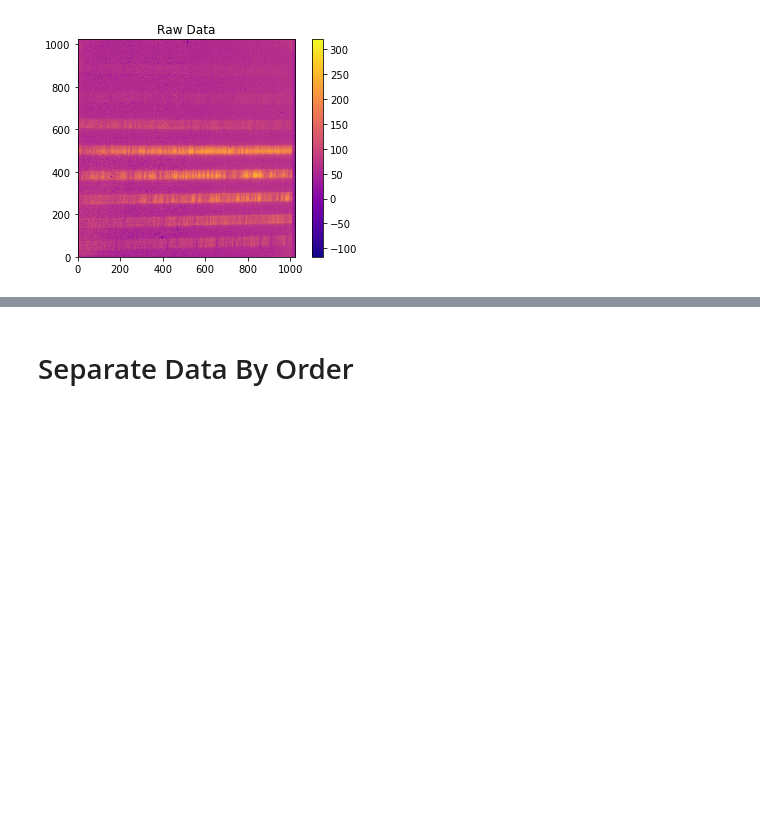
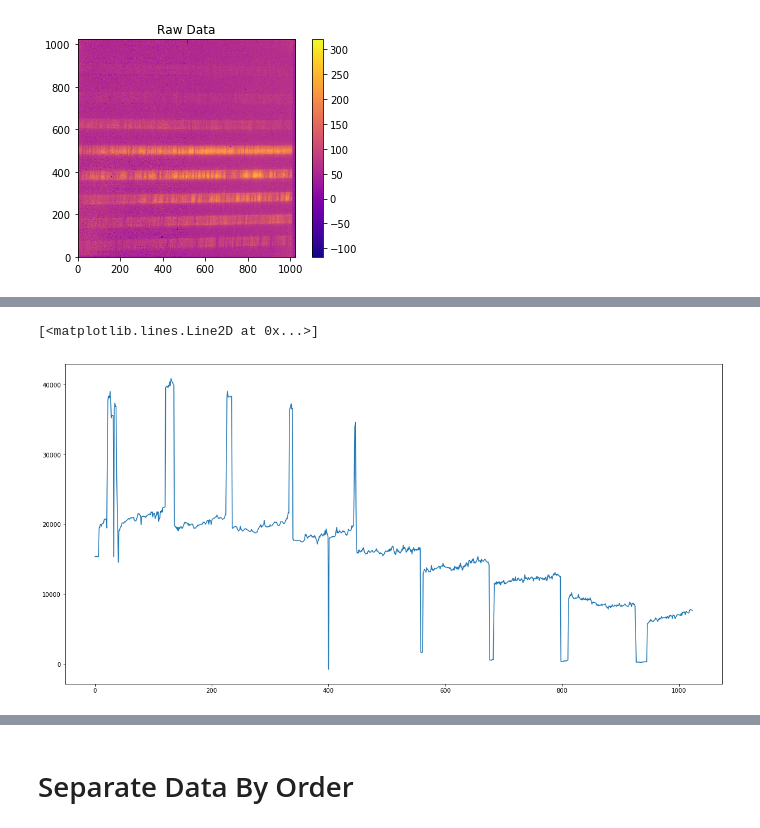
Before and after one commit to RyleighFitzpatrick/Keck-Reductions, a Jupyter notebook: Titan High Res Reductions.ipynb, the cells around one changed output, grey strips where cells are left out. Saved outputs shown, nothing was run; the diff lists cells and outputs as text; code cells hidden in the pictures; blank space fills up the shorter version.

```diff
--- a/Titan High Res Reductions.ipynb
+++ b/Titan High Res Reductions.ipynb
@@ -63,0 +70,6 @@ ru.plotFitsImage(flatHR, title='Median Combined Flat Field', vmin=flatHR.min(),
+# %%
+plt.figure(figsize=(20,10))
+plt.plot(flatHR[:,500])
+# %% [output]
+[<matplotlib.lines.Line2D at 0x...>]
+[figure, added]
```
Also changed, not shown: parts of 21 cells of this notebook, 1 other file.
